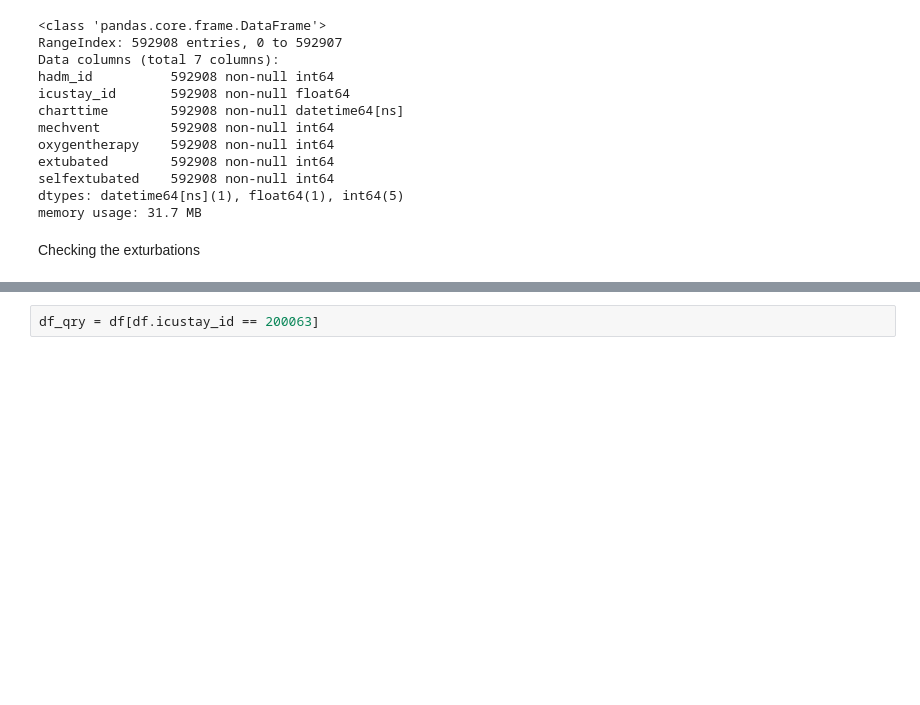
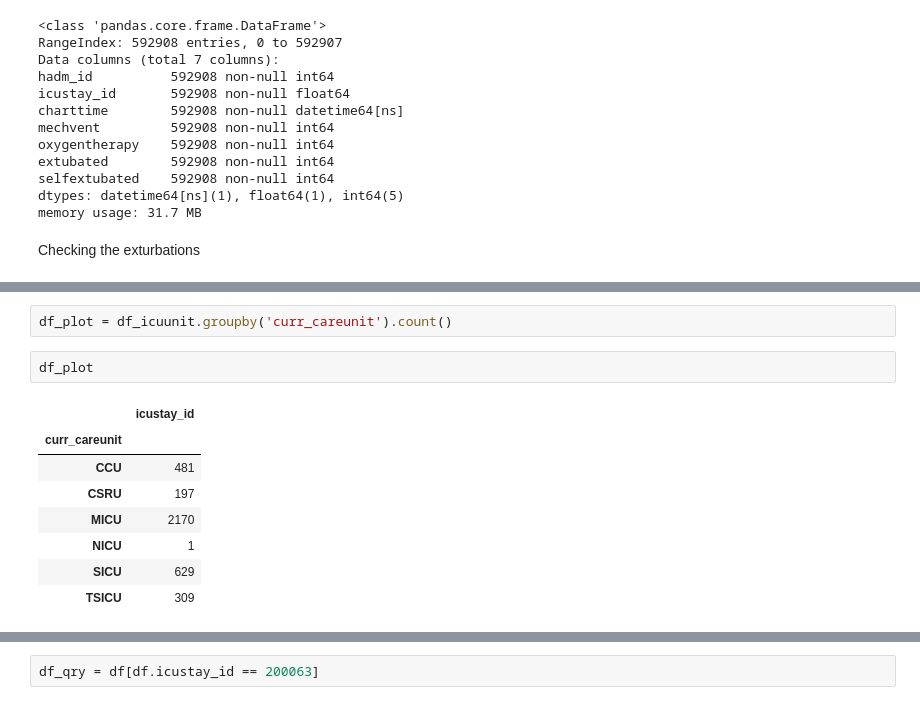
Before and after one commit to m-kno/mimic3, a Jupyter notebook: MIMIC_EDA.ipynb, the cells around one changed output, grey strips where cells are left out. Cells and saved outputs as stored; diff of their text form; blank space fills up the shorter version.

```diff
--- a/MIMIC_EDA.ipynb
+++ b/MIMIC_EDA.ipynb
@@ -203,0 +210,13 @@ Many ICU stays have no explicit documented
+# %%
+df_plot = df_icuunit.groupby('curr_careunit').count()
+# %%
+df_plot
+# %% [output]
+|  | icustay_id |
+| curr_careunit |  |
+| CCU | 481 |
+| CSRU | 197 |
+| MICU | 2170 |
+| NICU | 1 |
+| SICU | 629 |
+| TSICU | 309 |
```
Also changed, not shown: parts of 13 cells of this notebook, 2 other files.
